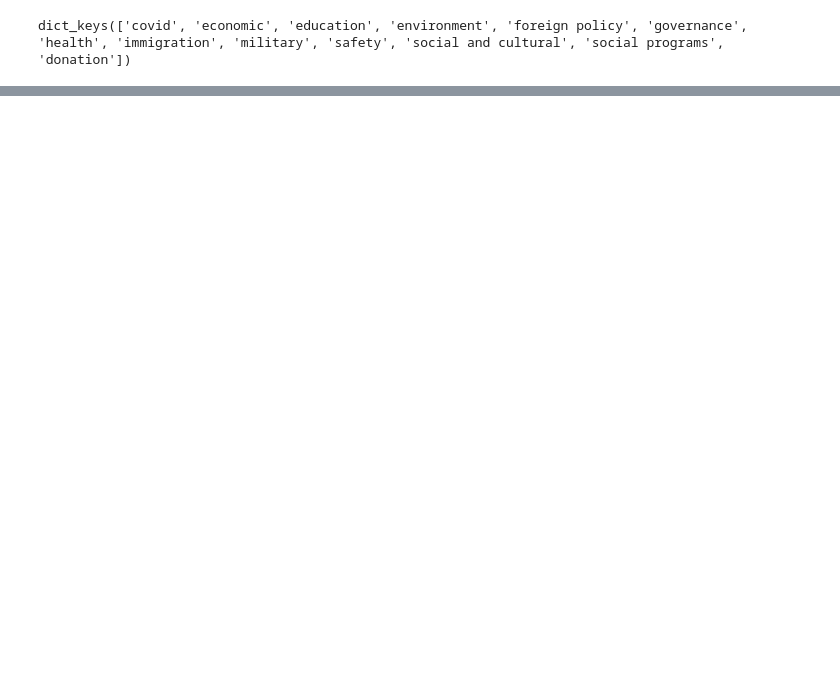
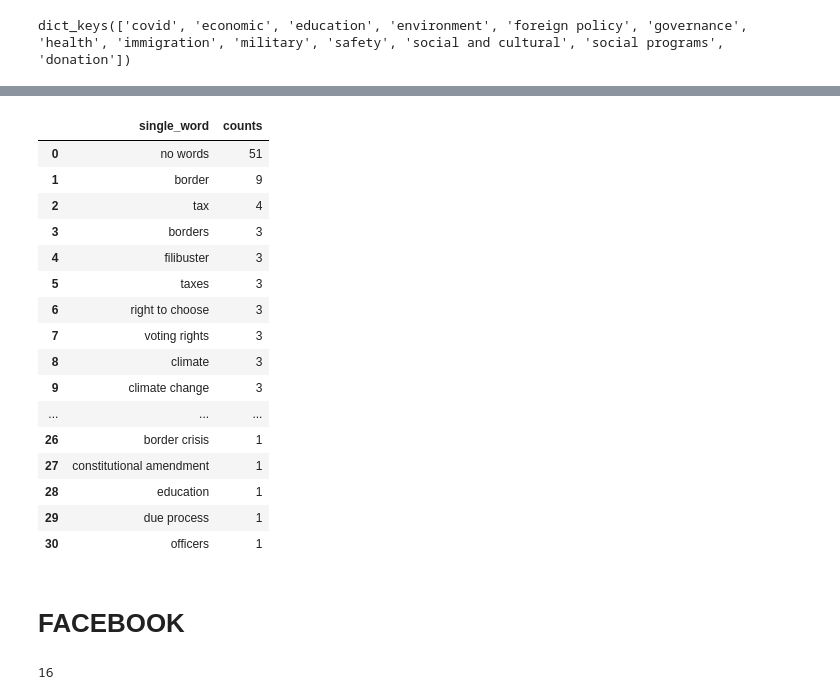
Before and after one commit to sfchronicle/ml-political-ads, a Jupyter notebook: ads_anaylsis_TX.ipynb, the cells around one changed output, grey strips where cells are left out. Cells and saved outputs as stored; diff of their text form; code cells hidden in the pictures; blank space fills up the shorter version.

```diff
--- a/ads_anaylsis_TX.ipynb
+++ b/ads_anaylsis_TX.ipynb
@@ -291,0 +274,8 @@ count_word(df_text)
+# %%
+if google_df['text'].isnull().sum():
+    print (google_df['text'].isnull().sum())
+    google_df = google_df[google_df['text'].notnull()]
+    google_df.reset_index(drop=True,inplace=True)
+# %%
+google_df = clean_text(google_df)
+google_df.info()
@@ -291,0 +294,3 @@ count_word(df_text)
+# %%
+google_df = get_word_lable(google_df)
+google_df.head()
@@ -291,0 +320,30 @@ count_word(df_text)
+# %%
+google_word = count_word(google_df)
+google_word
+# %% [output]
+|  | single_word | counts |
+| 0 | no words | 51 |
+| 1 | border | 9 |
+| 2 | tax | 4 |
+| 3 | borders | 3 |
+| 4 | filibuster | 3 |
+| 5 | taxes | 3 |
+| 6 | right to choose | 3 |
+| 7 | voting rights | 3 |
+| 8 | climate | 3 |
+| 9 | climate change | 3 |
+| ... | ... | ... |
+| 26 | border crisis | 1 |
+| 27 | constitutional amendment | 1 |
+| 28 | education | 1 |
+| 29 | due process | 1 |
+| 30 | officers | 1 |
+# %% [markdown]
+# FACEBOOK
+# %%
+if facebook_df['text'].isnull().sum():
+    print (facebook_df['text'].isnull().sum())
+    facebook_df = facebook_df[facebook_df['text'].notnull()]
+    facebook_df.reset_index(drop=True,inplace=True)
+# %% [output]
+16
```
Also changed, not shown: parts of 20 cells of this notebook.
